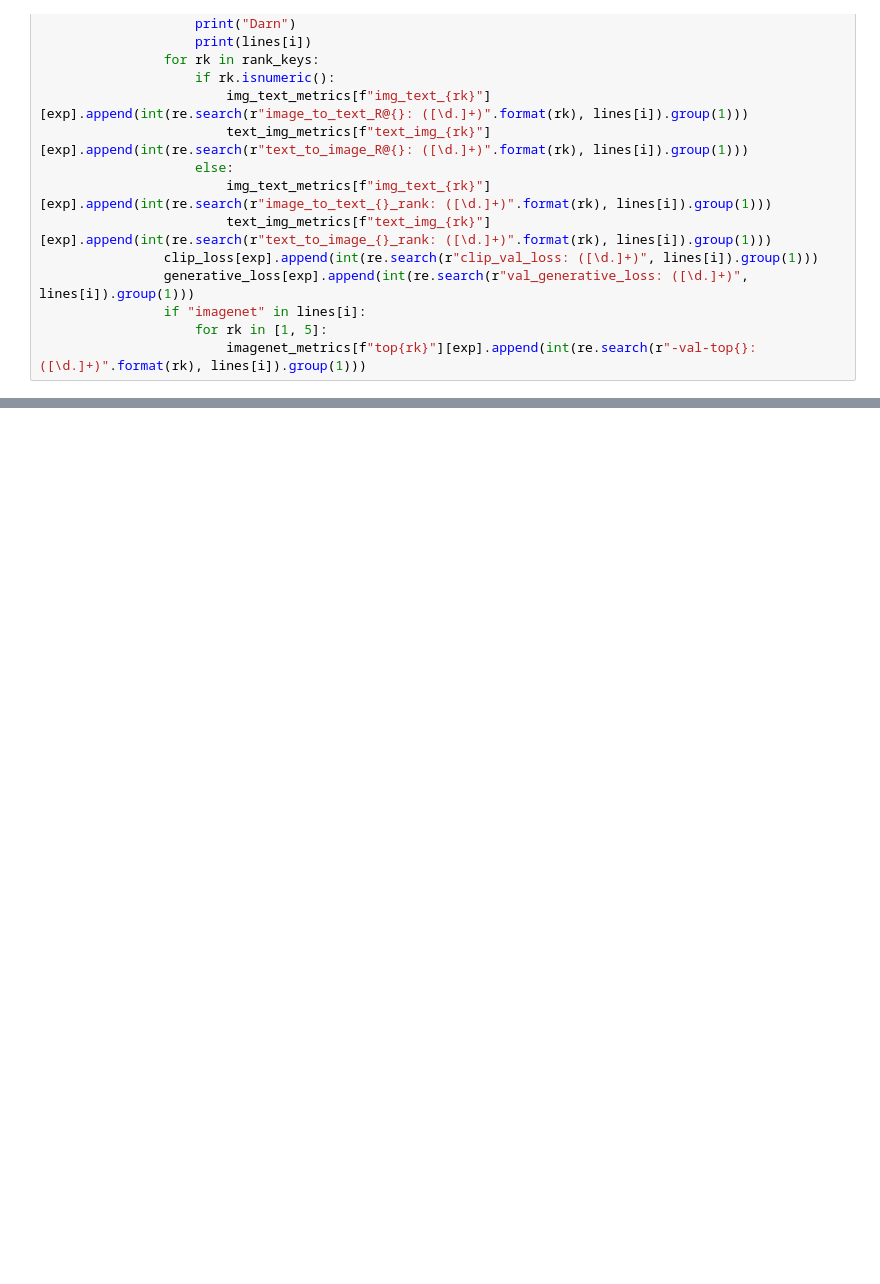
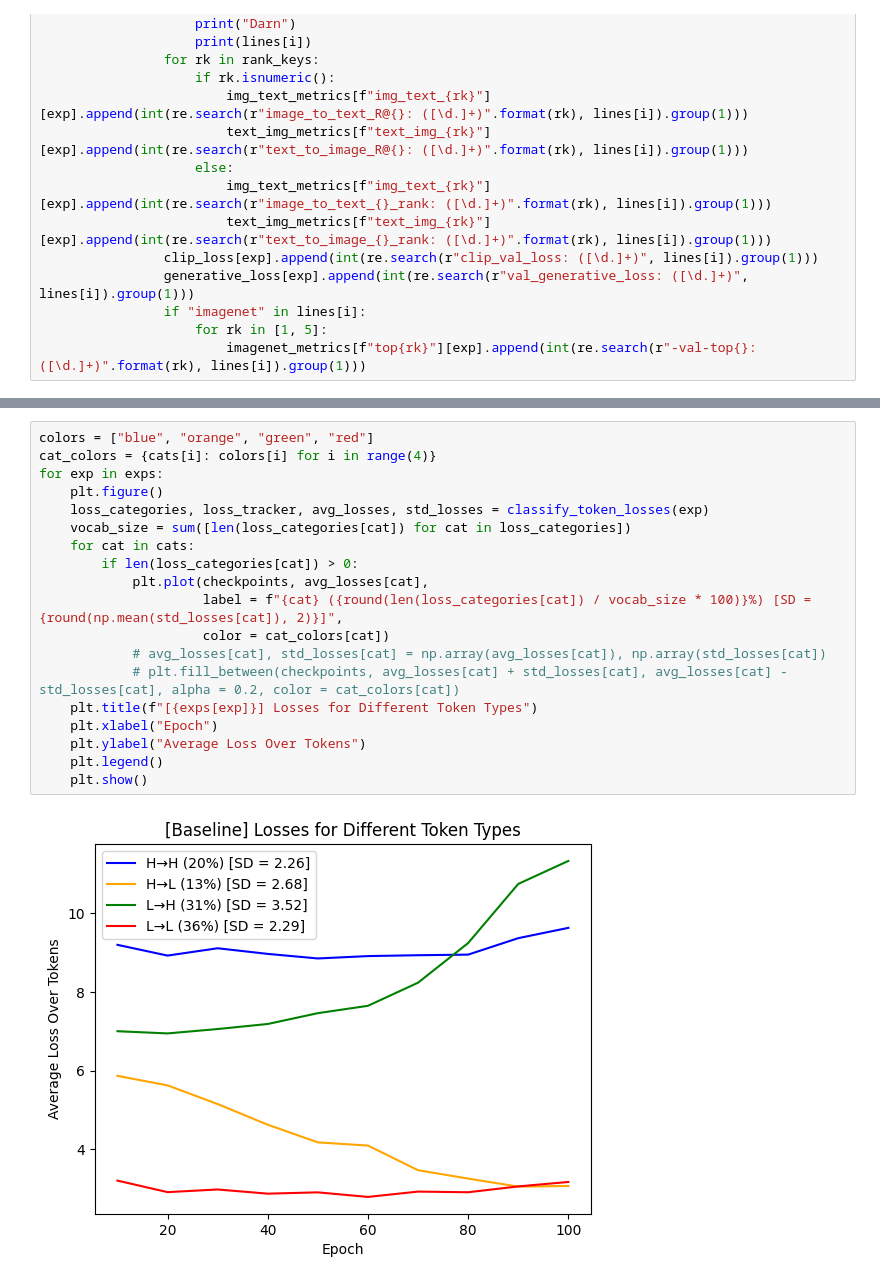
Before and after one commit to sandeepmukh/NoisyCaptioning, a Jupyter notebook: analysis/pandas_go_brr.ipynb, the cells around one changed output, grey strips where cells are left out. Saved outputs shown, nothing was run; the diff lists cells and outputs as text; blank space fills up the shorter version.

```diff
--- a/analysis/pandas_go_brr.ipynb
+++ b/analysis/pandas_go_brr.ipynb
@@ -103,0 +180,21 @@ Start with the foundational concepts and the purpose of each loss type in specif
+# %%
+colors = ["blue", "orange", "green", "red"]
+cat_colors = {cats[i]: colors[i] for i in range(4)}
+for exp in exps:
+    plt.figure()
+    loss_categories, loss_tracker, avg_losses, std_losses = classify_token_losses(exp)
+    vocab_size = sum([len(loss_categories[cat]) for cat in loss_categories])
+    for cat in cats:
+        if len(loss_categories[cat]) > 0:
+            plt.plot(checkpoints, avg_losses[cat],
+                     label = f"{cat} ({round(len(loss_categories[cat]) / vocab_size * 100)}%) [SD = {round(np.mean(std_losses[cat]), 2)}]",
+                     color = cat_colors[cat])
+            # avg_losses[cat], std_losses[cat] = np.array(avg_losses[cat]), np.array(std_losses[cat])
+            # plt.fill_between(checkpoints, avg_losses[cat] + std_losses[cat], avg_losses[cat] - std_losses[cat], alpha = 0.2, color = cat_colors[cat])
+    plt.title(f"[{exps[exp]}] Losses for Different Token Types")
+    plt.xlabel("Epoch")
+    plt.ylabel("Average Loss Over Tokens")
+    plt.legend()
+    plt.show()
+# %% [output]
+[figure, added]
```
Also changed, not shown: parts of 21 cells of this notebook.
